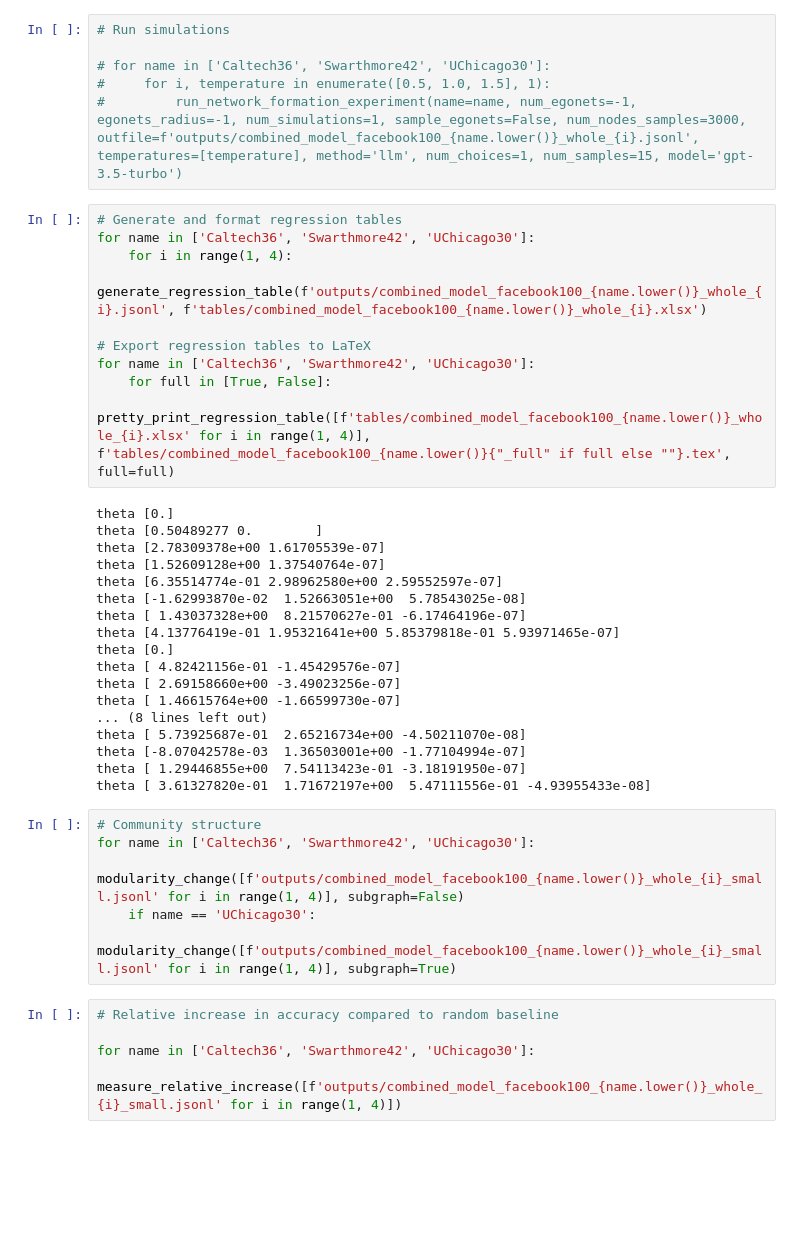
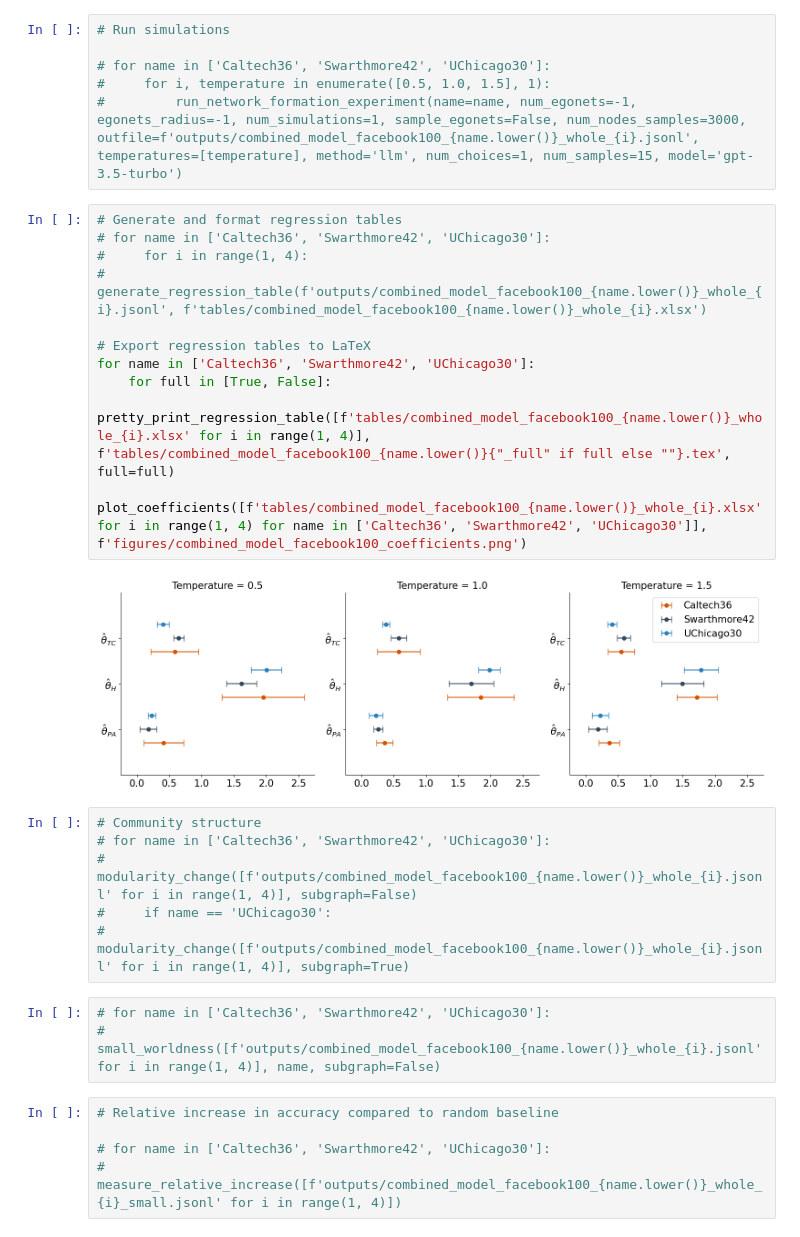
Before and after one commit to papachristoumarios/llm-network-formation, a Jupyter notebook: combined_model.ipynb, the cells around one changed output. Saved outputs shown, nothing was run; the diff lists cells and outputs as text; blank space fills up the shorter version.

Commit message:
Add outputs

```diff
--- a/combined_model.ipynb
+++ b/combined_model.ipynb
@@ -800,43 +934,32 @@ def measure_relative_increase(filenames):
 #         run_network_formation_experiment(name=name, num_egonets=-1, egonets_radius=-1, num_simulations=1, sample_egonets=False, num_nodes_samples=3000, outfile=f'outputs/combined_model_facebook100_{name.lower()}_whole_{i}.jsonl', temperatures=[temperature], method='llm', num_choices=1, num_samples=15, model='gpt-3.5-turbo')
 # %%
 # Generate and format regression tables
-for name in ['Caltech36', 'Swarthmore42', 'UChicago30']:
-    for i in range(1, 4):
-        generate_regression_table(f'outputs/combined_model_facebook100_{name.lower()}_whole_{i}.jsonl', f'tables/combined_model_facebook100_{name.lower()}_whole_{i}.xlsx')
+# for name in ['Caltech36', 'Swarthmore42', 'UChicago30']:
+#     for i in range(1, 4):
+#         generate_regression_table(f'outputs/combined_model_facebook100_{name.lower()}_whole_{i}.jsonl', f'tables/combined_model_facebook100_{name.lower()}_whole_{i}.xlsx')
 
 # Export regression tables to LaTeX
 for name in ['Caltech36', 'Swarthmore42', 'UChicago30']:
     for full in [True, False]:
         pretty_print_regression_table([f'tables/combined_model_facebook100_{name.lower()}_whole_{i}.xlsx' for i in range(1, 4)], f'tables/combined_model_facebook100_{name.lower()}{"_full" if full else ""}.tex', full=full)
+
+plot_coefficients([f'tables/combined_model_facebook100_{name.lower()}_whole_{i}.xlsx' for i in range(1, 4) for name in ['Caltech36', 'Swarthmore42', 'UChicago30']], f'figures/combined_model_facebook100_coefficients.png')
 # %% [output]
-theta [0.]
-theta [0.50489277 0.        ]
-theta [2.78309378e+00 1.61705539e-07]
-theta [1.52609128e+00 1.37540764e-07]
-theta [6.35514774e-01 2.98962580e+00 2.59552597e-07]
-theta [-1.62993870e-02  1.52663051e+00  5.78543025e-08]
-theta [ 1.43037328e+00  8.21570627e-01 -6.17464196e-07]
-theta [4.13776419e-01 1.95321641e+00 5.85379818e-01 5.93971465e-07]
-theta [0.]
-theta [ 4.82421156e-01 -1.45429576e-07]
-theta [ 2.69158660e+00 -3.49023256e-07]
-theta [ 1.46615764e+00 -1.66599730e-07]
-... (8 lines left out)
-theta [ 5.73925687e-01  2.65216734e+00 -4.50211070e-08]
-theta [-8.07042578e-03  1.36503001e+00 -1.77104994e-07]
-theta [ 1.29446855e+00  7.54113423e-01 -3.18191950e-07]
-theta [ 3.61327820e-01  1.71672197e+00  5.47111556e-01 -4.93955433e-08]
+[figure, added]
 # %%
 # Community structure
-for name in ['Caltech36', 'Swarthmore42', 'UChicago30']:
-    modularity_change([f'outputs/combined_model_facebook100_{name.lower()}_whole_{i}_small.jsonl' for i in range(1, 4)], subgraph=False)
-    if name == 'UChicago30':
-        modularity_change([f'outputs/combined_model_facebook100_{name.lower()}_whole_{i}_small.jsonl' for i in range(1, 4)], subgraph=True)
+# for name in ['Caltech36', 'Swarthmore42', 'UChicago30']:
+#     modularity_change([f'outputs/combined_model_facebook100_{name.lower()}_whole_{i}.jsonl' for i in range(1, 4)], subgraph=False)
+#     if name == 'UChicago30':
+#         modularity_change([f'outputs/combined_model_facebook100_{name.lower()}_whole_{i}.jsonl' for i in range(1, 4)], subgraph=True)
+# %%
+# for name in ['Caltech36', 'Swarthmore42', 'UChicago30']:
+#     small_worldness([f'outputs/combined_model_facebook100_{name.lower()}_whole_{i}.jsonl' for i in range(1, 4)], name, subgraph=False)
 # %%
 # Relative increase in accuracy compared to random baseline
 
-for name in ['Caltech36', 'Swarthmore42', 'UChicago30']:
-    measure_relative_increase([f'outputs/combined_model_facebook100_{name.lower()}_whole_{i}_small.jsonl' for i in range(1, 4)])
+# for name in ['Caltech36', 'Swarthmore42', 'UChicago30']:
+#     measure_relative_increase([f'outputs/combined_model_facebook100_{name.lower()}_whole_{i}_small.jsonl' for i in range(1, 4)])
 # %%
 # LLM reasoning
 
```
Also changed, not shown: parts of 2 cells of this notebook, 16 other files.
